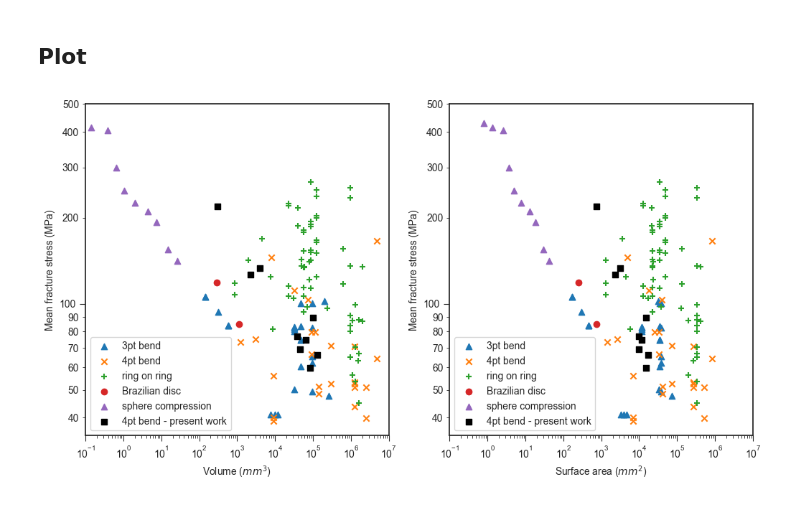
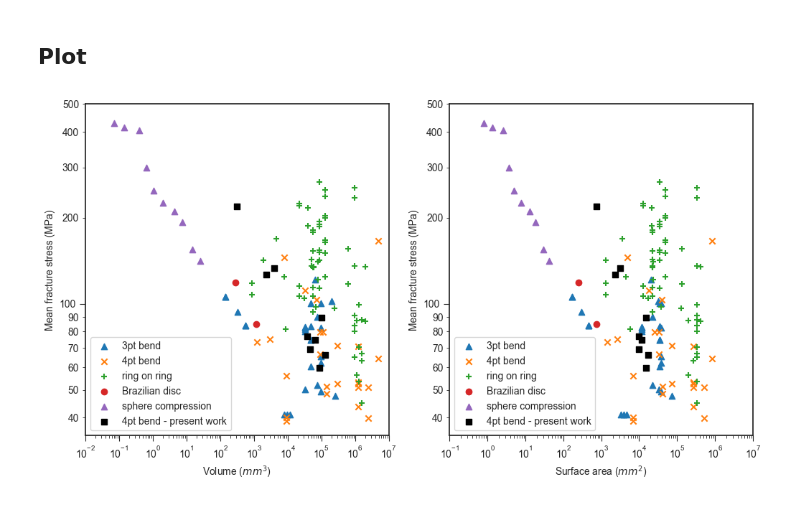
Before and after one commit to Mackus101/GlassMechAnalysis, a Jupyter notebook: analyse.ipynb, the cells around one changed output. Drawn from its saved outputs; the diff is of its cells as text; code cells hidden in the pictures.

```diff
--- a/analyse.ipynb
+++ b/analyse.ipynb
@@ -1295,32 +1295,32 @@ test_procedure = lit_data["test_procedure"].unique()
 
 for i, procedure in enumerate(test_procedure):
     plot_data = lit_data.loc[lit_data["test_procedure"] == procedure]
 
     if procedure == "4pt bend - present work":
         ax_v.scatter(data=plot_data, x="sample_volume", y="mean_fracture_stress", label=procedure, marker="s", color="k")
         ax_sa.scatter(data=plot_data, x="sample_surface_area", y="mean_fracture_stress", label=procedure, marker="s", color="k")
     else:
         marker_symb = next(marker_cycler)
         ax_v.scatter(data=plot_data, x="sample_volume", y="mean_fracture_stress", label=procedure, marker=marker_symb)
         ax_sa.scatter(data=plot_data, x="sample_surface_area", y="mean_fracture_stress", label=procedure, marker=marker_symb)
 
 
 ax_v.loglog()
 ax_v.set_xlabel("Volume ($mm^3$)")
 ax_v.set_ylabel("Mean fracture stress (MPa)")
-ax_v.set_xlim([1e-1, 1e7])
+ax_v.set_xlim([1e-2, 1e7])
 ax_v.set_ylim([None, 500])
 ax_v.legend()
 
 ax_sa.loglog()
 ax_sa.set_xlabel("Surface area ($mm^2$)")
 ax_sa.set_ylabel("Mean fracture stress (MPa)")
 ax_sa.set_xlim([1e-1, 1e7])
 ax_sa.legend()
 
 plt.gca().yaxis.set_major_formatter(mticker.ScalarFormatter())
 plt.gca().yaxis.set_minor_formatter(mticker.ScalarFormatter())
 
 ax_sa.tick_params(which="both", labelleft=True)
 # %% [output]
-[figure, old version]
+[figure, new version]
```
Also changed, not shown: parts of 2 cells of this notebook, 2 other files.
